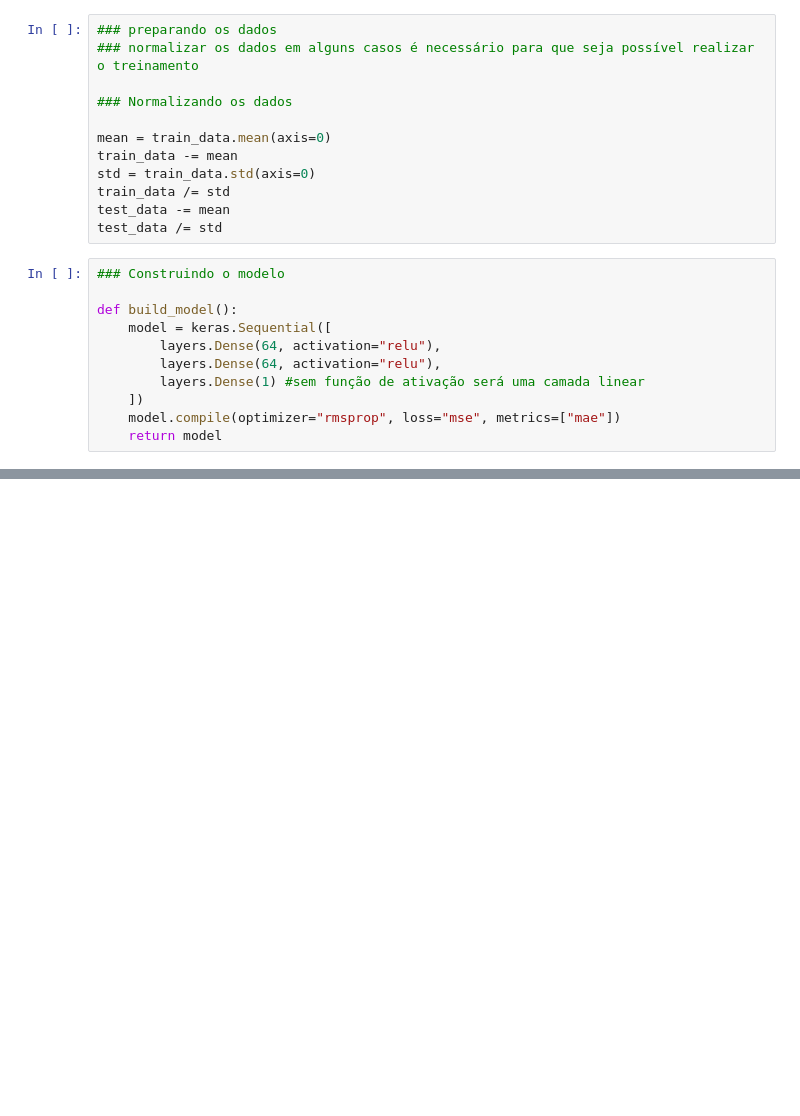
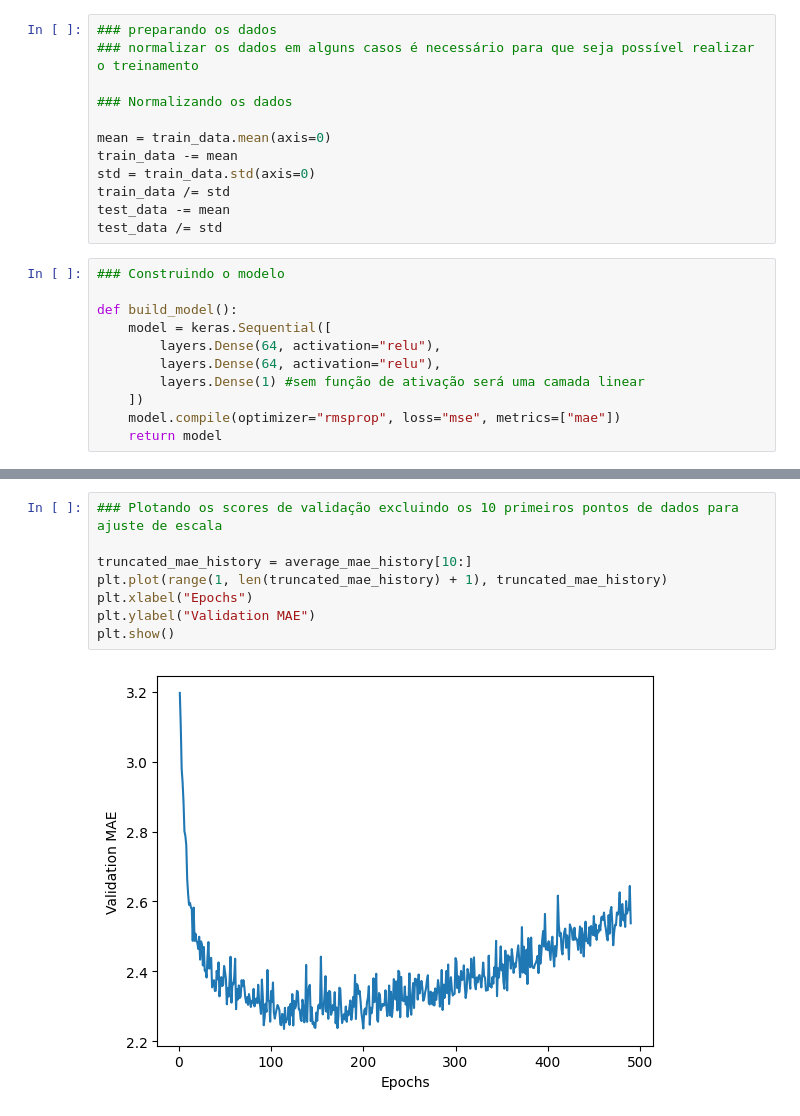
Before and after one commit to dcdlima/DL-with-python, a Jupyter notebook: DL_with_Python.ipynb, the cells around one changed output, grey strips where cells are left out. Cells and saved outputs as stored; diff of their text form; blank space fills up the shorter version.

```diff
--- a/DL_with_Python.ipynb
+++ b/DL_with_Python.ipynb
@@ -746,0 +809,10 @@ def build_model():
+# %%
+### Plotando os scores de validação excluindo os 10 primeiros pontos de dados para ajuste de escala
+
+truncated_mae_history = average_mae_history[10:]
+plt.plot(range(1, len(truncated_mae_history) + 1), truncated_mae_history)
+plt.xlabel("Epochs")
+plt.ylabel("Validation MAE")
+plt.show()
+# %% [output]
+[figure, added]
```
Also changed, not shown: parts of 34 cells of this notebook.
